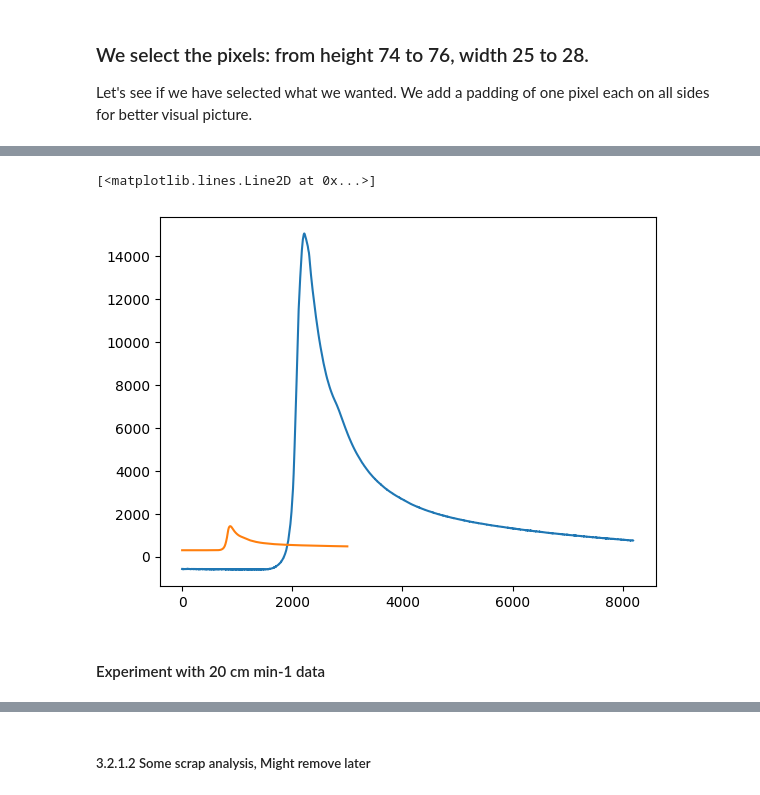
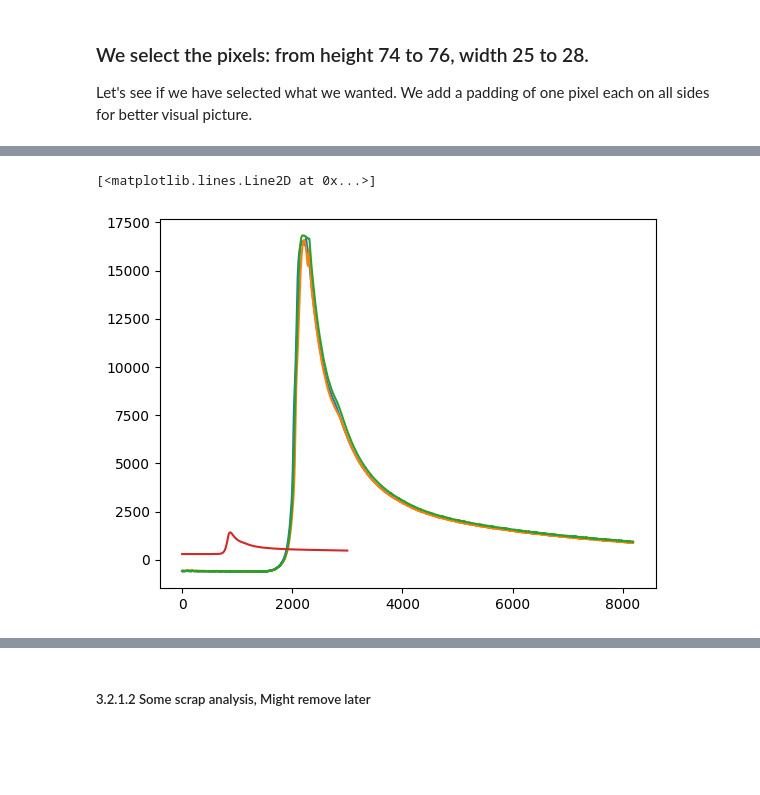
Before and after one commit to KaushalTimilsina/ResearchProject, a Jupyter notebook: Integration.ipynb, the cells around one changed output, grey strips where cells are left out. Drawn from its saved outputs; the diff is of its cells as text; code cells hidden in the pictures; blank space fills up the shorter version.

```diff
--- a/Integration.ipynb
+++ b/Integration.ipynb
@@ -988,9 +988,9 @@ plt.show()
 Let's zoom in further
 # %%
 # For 10 cm min-1 experiment around the left thermocouple
-much_smaller_region_10L = np.zeros((10,8))
+much_smaller_region_10L = np.zeros((10,10))
 for i in range(68,78):
-    for j in range(21,29):
+    for j in range(21,31):
         much_smaller_region_10L[i-68][j-21] = df_180A_10cm_min_cam_new[2377][i][j]
 
 # Set the size of the figure
@@ -1039,26 +1014,3 @@ plt.show()
 # %% [markdown]
 ### We select the pixels: from height 74 to 76, width 25 to 28.
 Let's see if we have selected what we wanted. We add a padding of one pixel each on all sides for better visual picture.
-# %%
-# For 10 cm min-1 experiment around the left thermocouple
-selected_region_10L = np.zeros((5,6))
-for i in range(73,78):
-    for j in range(24,30):
-        selected_region_10L[i-73][j-24] = df_180A_10cm_min_cam_new[2377][i][j]
-
-# Set the size of the figure
-fig, ax = plt.subplots(figsize=(8, 8))
-
-# Display the image
-im = ax.imshow(selected_region_10L, cmap='viridis')
-
-# Add colorbar
-cbar = plt.colorbar(im)
-
-# Add labels and title
-ax.set_xlabel('Width')
-ax.set_ylabel('Height')
-ax.set_title('10 cm min-1 experiment, around the LEFT thermocouple')
-
-# Show the plot
-plt.show()
@@ -1078,9 +1094,9 @@ for frame in range(np.shape(df_180A_10cm_min_cam_new)[0]):
 # %%
 # Let's see what the values look like
-plt.plot(np.linspace(0,np.shape(Cam_data_10_cm_min_Left)[0], np.shape(Cam_data_10_cm_min_Left)[0]),Cam_data_10_cm_min_Left)
+plt.plot(np.linspace(0,np.shape(Cam_data_10_cm_min_Left_tc_Left_px_mean)[0], np.shape(Cam_data_10_cm_min_Left_tc_Left_px_mean)[0]),Cam_data_10_cm_min_Left_tc_Left_px_mean)
+plt.plot(np.linspace(0,np.shape(Cam_data_10_cm_min_Left_tc_Right_px_mean)[0], np.shape(Cam_data_10_cm_min_Left_tc_Right_px_mean)[0]),Cam_data_10_cm_min_Left_tc_Right_px_mean)
+plt.plot(np.linspace(0,np.shape(Cam_data_10_cm_min_Left_tc_Below_px_mean)[0], np.shape(Cam_data_10_cm_min_Left_tc_Below_px_mean)[0]),Cam_data_10_cm_min_Left_tc_Below_px_mean)
 plt.plot(np.linspace(0,np.shape(T_couple1_10_cm_min)[0], np.shape(T_couple1_10_cm_min)[0]),T_couple1_10_cm_min)
 # %% [output]
 [<matplotlib.lines.Line2D at 0x...>]
-[figure, old version]
+[figure, new version]
-# %% [markdown]
-#### Experiment with 20 cm min-1 data
```
Also changed, not shown: parts of 45 cells of this notebook.
